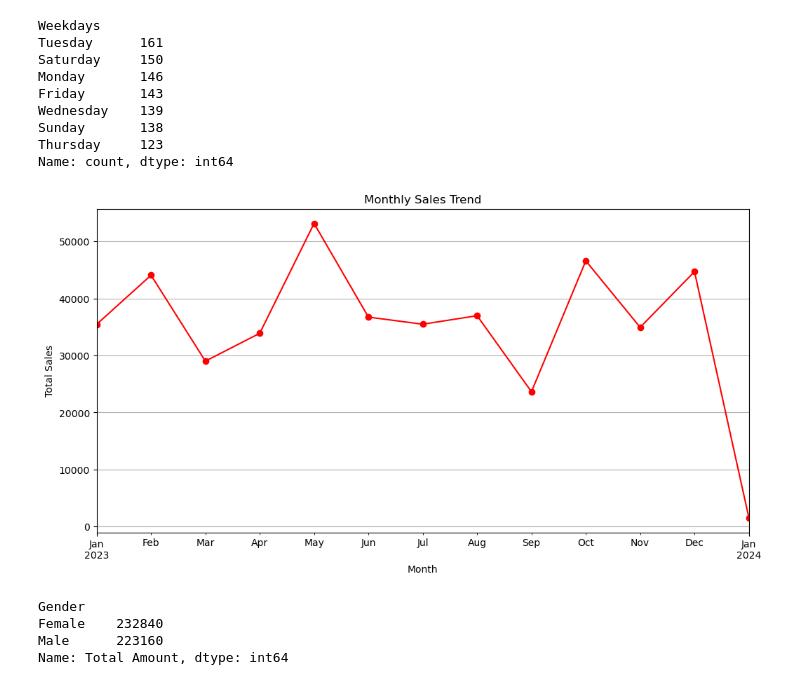
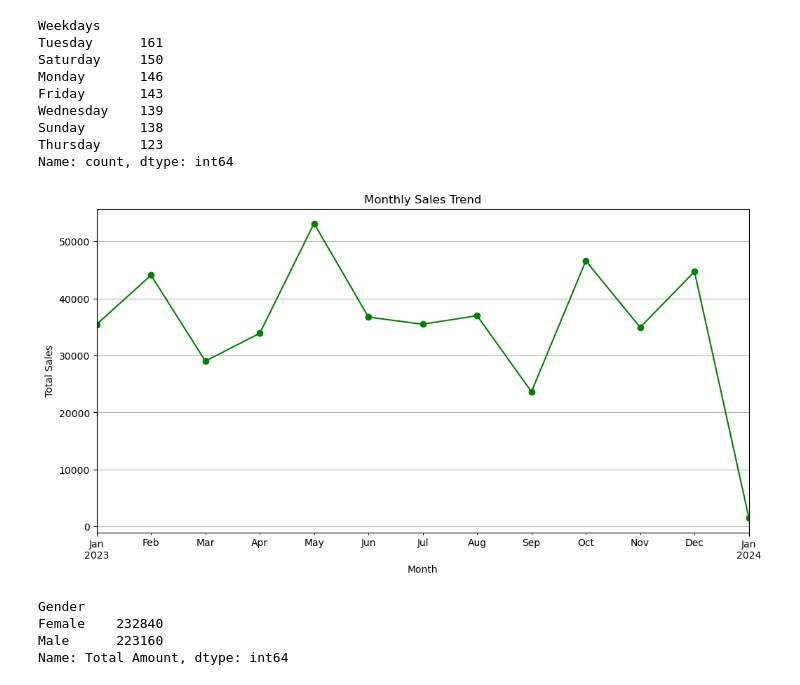
Before and after one commit to Sugandha-H-B/OIBSIP, a Jupyter notebook: Level1_Project1.ipynb, the cells around one changed output. Cells and saved outputs as stored; diff of their text form; code cells hidden in the pictures.

```diff
--- a/Level1_Project1.ipynb
+++ b/Level1_Project1.ipynb
@@ -199,14 +199,14 @@ df.set_index('Date',inplace=True)
 monthly_sales=df['Total Amount'].resample('ME').sum()
 # %%
 plt.figure(figsize=(12,6))
-monthly_sales.plot(marker='o',color='red')
+monthly_sales.plot(marker='o',color='green')
 plt.title("Monthly Sales Trend")
 plt.xlabel("Month")
 plt.ylabel("Total Sales")
 plt.grid()
 plt.show()
 # %% [output]
-[figure, old version]
+[figure, new version]
 # %%
 #Customer and Product Analysis
 #A.Gender-wise Total Sales
```
Also changed, not shown: parts of 8 cells of this notebook.
